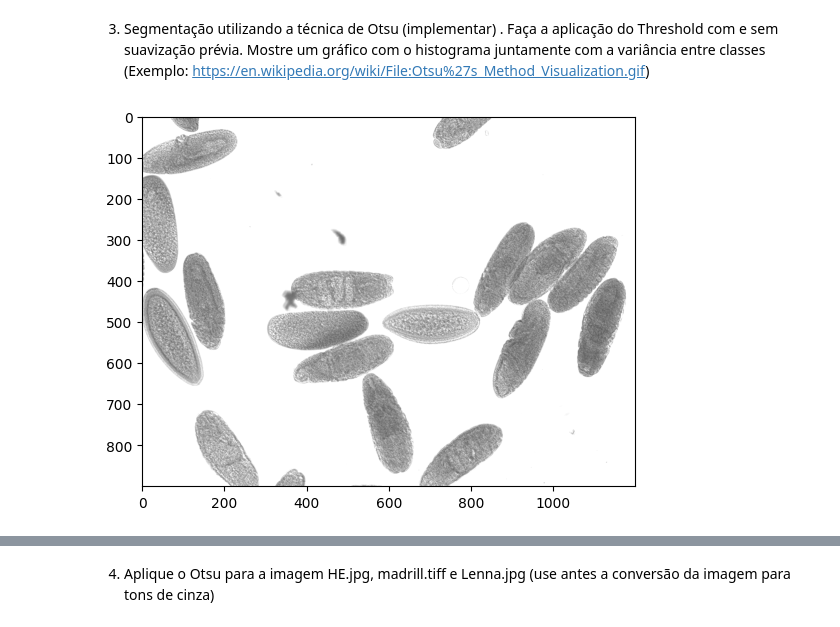
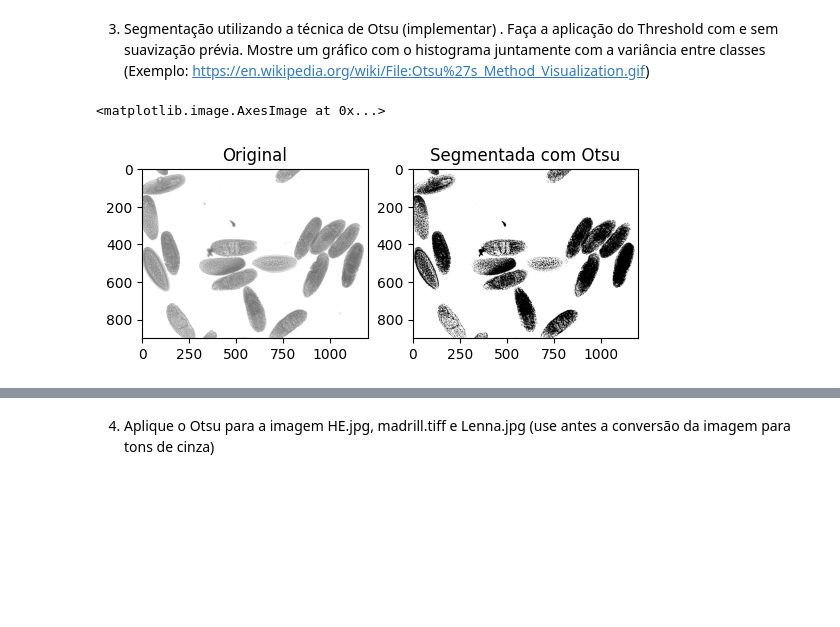
Before and after one commit to BerZeNot/gsi058_t1_paulo.gg, a Jupyter notebook: Lab06 - Thresholding/lab06.ipynb, the cells around one changed output, grey strips where cells are left out. Saved outputs shown, nothing was run; the diff lists cells and outputs as text; code cells hidden in the pictures; blank space fills up the shorter version.

```diff
--- a/Lab06 - Thresholding/lab06.ipynb
+++ b/Lab06 - Thresholding/lab06.ipynb
@@ -161,8 +163,61 @@ Result after 1 iterations:
 # %% [markdown]
 3) Segmentação utilizando a técnica de Otsu (implementar) . Faça a aplicação do Threshold com e sem suavização prévia. Mostre um gráfico com o histograma juntamente com a variância entre classes (Exemplo: https://en.wikipedia.org/wiki/File:Otsu%27s_Method_Visualization.gif)
-# %%
-img1 = cv2.imread("insitu107595.jpg", cv2.IMREAD_GRAYSCALE)
-
-plt.imshow(img1, cmap='gray', vmin=0, vmax=255);
-# %% [output]
-[figure, removed]
+# %%
+# Aplicação de Otsu sem suavização prévia
+import cv2
+import numpy as np
+import matplotlib.pyplot as plt
+
+def otsuThr(image):
+    hist = cv2.calcHist([image], [0], None, [256], [0, 256])
+    pixelsAmount = image.shape[0] * image.shape[1]
+
+    bestThr = 0
+    bestVariance = 0
+
+    for threshold in range(256):
+
+        # Divide o histograma em duas partes com base no limiar
+        bgHist = np.sum(hist[:threshold])
+        fgHist = np.sum(hist[threshold:])
+
+        # Calcula as probabilidades do background e do objeto
+        bgProb = bgHist / pixelsAmount
+        fgProb = fgHist / pixelsAmount
+
+        # Calcula as médias de intensidade do fundo e objeto
+        bgMedia = np.sum(np.multiply(hist[:threshold+1].flatten(), np.arange(threshold+1))) / (bgHist + 1e-6)
+        fgMedia = np.sum(np.multiply(hist[threshold+1:], np.arange(threshold+1, 256))) / (fgHist + 1e-6)
+
+        # Calcula a variância intra-classe
+        variance = bgProb * fgProb * ((bgMedia - fgMedia) ** 2)
+
+        if variance >= bestVariance:
+            bestVariance = variance
+            bestThr = threshold
+
+    segmentedImage = np.zeros((image.shape[0], image.shape[1]))
+
+    # Aplica o limiar para segmentar a imagem
+    for i in range(image.shape[0]):
+        for j in range(image.shape[1]):
+            if(image[i,j] <= bestThr):
+                segmentedImage[i,j] = 0
+            else:
+                segmentedImage[i,j] = 255
+
+    return segmentedImage
+
+img1 = cv2.imread('insitu107595.jpg', cv2.IMREAD_GRAYSCALE)
+imgOut = otsuThr(img1)
+
+plt.subplot(1,2,1)
+plt.title("Original")
+plt.imshow(img1, cmap="gray", vmin=0, vmax=255)
+
+plt.subplot(1,2,2)
+plt.title("Segmentada com Otsu")
+plt.imshow(imgOut, cmap="gray", vmin=0, vmax=255)
+# %% [output]
+<matplotlib.image.AxesImage at 0x...>
+[figure, added]
```
Also changed, not shown: parts of 7 cells of this notebook.
